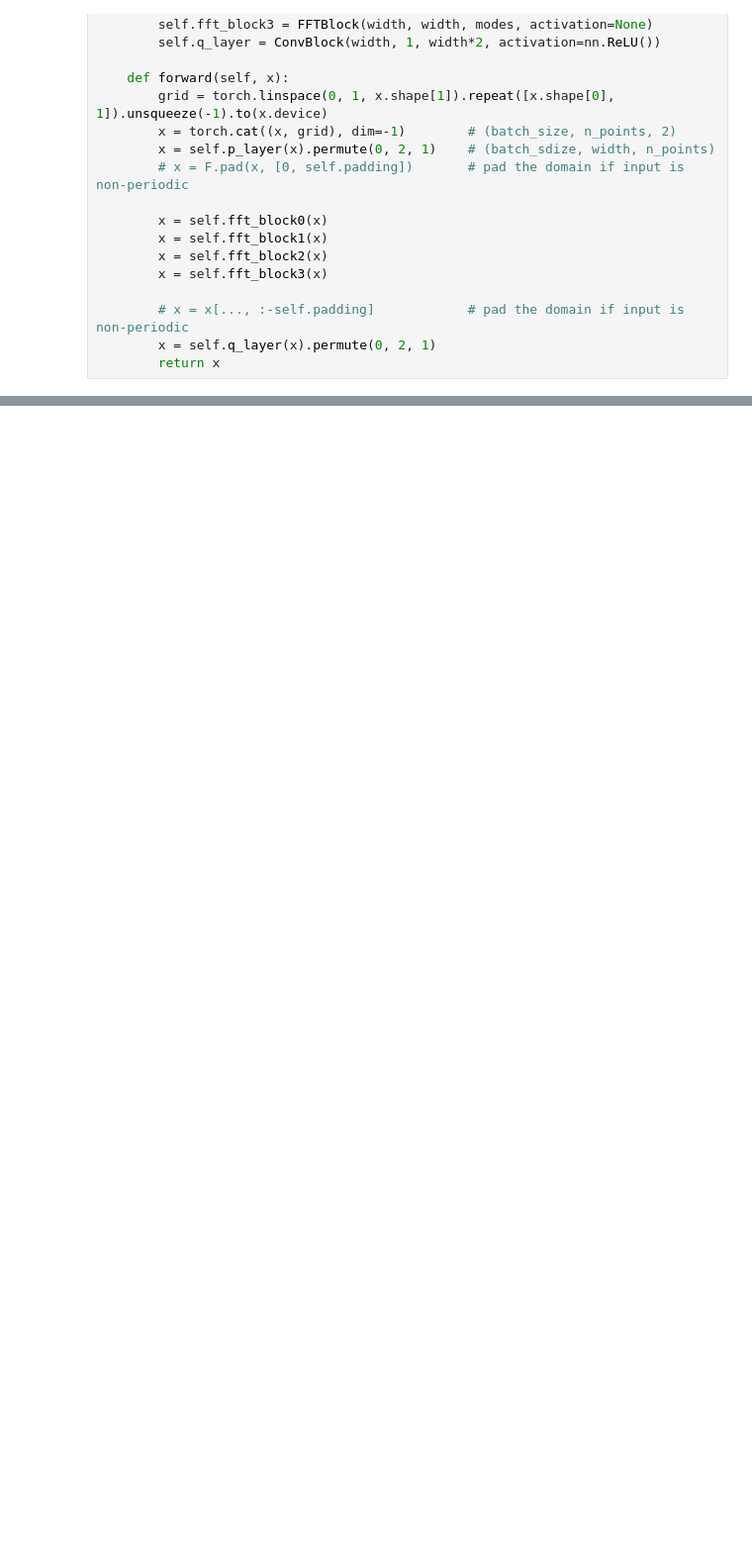
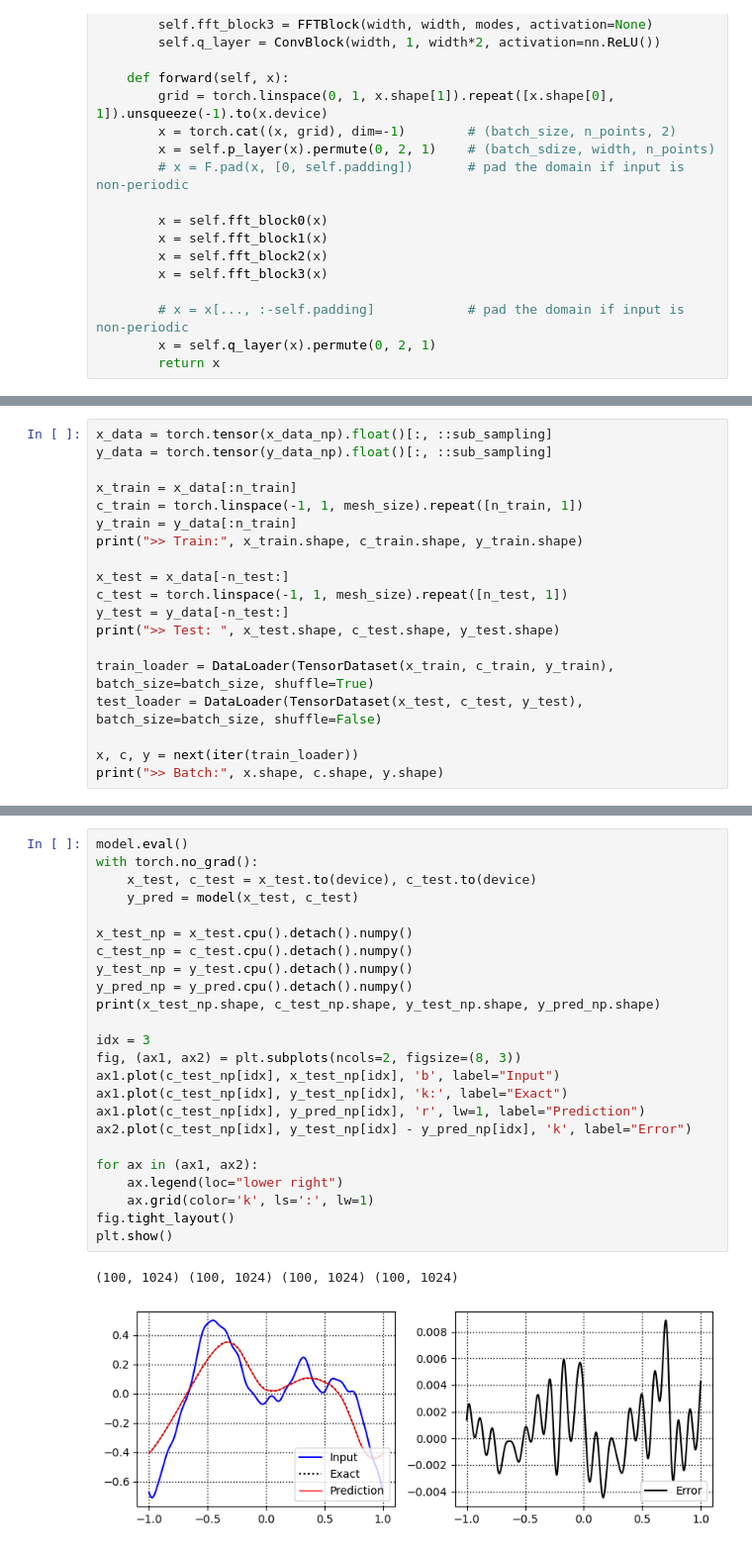
Before and after one commit to nampluskr/lectures, a Jupyter notebook: numerical_analysis/NA-6_deep_neural_operators/NA-641_buergers_fno1d.ipynb, the cells around one changed output, grey strips where cells are left out. Shown at 99% size. Saved outputs shown, nothing was run; the diff lists cells and outputs as text; blank space fills up the shorter version.

```diff
--- a/numerical_analysis/NA-6_deep_neural_operators/NA-641_buergers_fno1d.ipynb
+++ b/numerical_analysis/NA-6_deep_neural_operators/NA-641_buergers_fno1d.ipynb
@@ -103,0 +91,19 @@ torch.Size([1000, 1024, 1]) torch.Size([100, 1024, 1])
+# %%
+x_data = torch.tensor(x_data_np).float()[:, ::sub_sampling]
+y_data = torch.tensor(y_data_np).float()[:, ::sub_sampling]
+
+x_train = x_data[:n_train]
+c_train = torch.linspace(-1, 1, mesh_size).repeat([n_train, 1])
+y_train = y_data[:n_train]
+print(">> Train:", x_train.shape, c_train.shape, y_train.shape)
+
+x_test = x_data[-n_test:]
+c_test = torch.linspace(-1, 1, mesh_size).repeat([n_test, 1])
+y_test = y_data[-n_test:]
+print(">> Test: ", x_test.shape, c_test.shape, y_test.shape)
+
+train_loader = DataLoader(TensorDataset(x_train, c_train, y_train), batch_size=batch_size, shuffle=True)
+test_loader = DataLoader(TensorDataset(x_test, c_test, y_test), batch_size=batch_size, shuffle=False)
+
+x, c, y = next(iter(train_loader))
+print(">> Batch:", x.shape, c.shape, y.shape)
@@ -103,0 +227,27 @@ torch.Size([1000, 1024, 1]) torch.Size([100, 1024, 1])
+# %%
+model.eval()
+with torch.no_grad():
+    x_test, c_test = x_test.to(device), c_test.to(device)
+    y_pred = model(x_test, c_test)
+
+x_test_np = x_test.cpu().detach().numpy()
+c_test_np = c_test.cpu().detach().numpy()
+y_test_np = y_test.cpu().detach().numpy()
+y_pred_np = y_pred.cpu().detach().numpy()
+print(x_test_np.shape, c_test_np.shape, y_test_np.shape, y_pred_np.shape)
+
+idx = 3
+fig, (ax1, ax2) = plt.subplots(ncols=2, figsize=(8, 3))
+ax1.plot(c_test_np[idx], x_test_np[idx], 'b', label="Input")
+ax1.plot(c_test_np[idx], y_test_np[idx], 'k:', label="Exact")
+ax1.plot(c_test_np[idx], y_pred_np[idx], 'r', lw=1, label="Prediction")
+ax2.plot(c_test_np[idx], y_test_np[idx] - y_pred_np[idx], 'k', label="Error")
+
+for ax in (ax1, ax2):
+    ax.legend(loc="lower right")
+    ax.grid(color='k', ls=':', lw=1)
+fig.tight_layout()
+plt.show()
+# %% [output]
+(100, 1024) (100, 1024) (100, 1024) (100, 1024)
+[figure, added]
```
Also changed, not shown: parts of 6 cells of this notebook.
